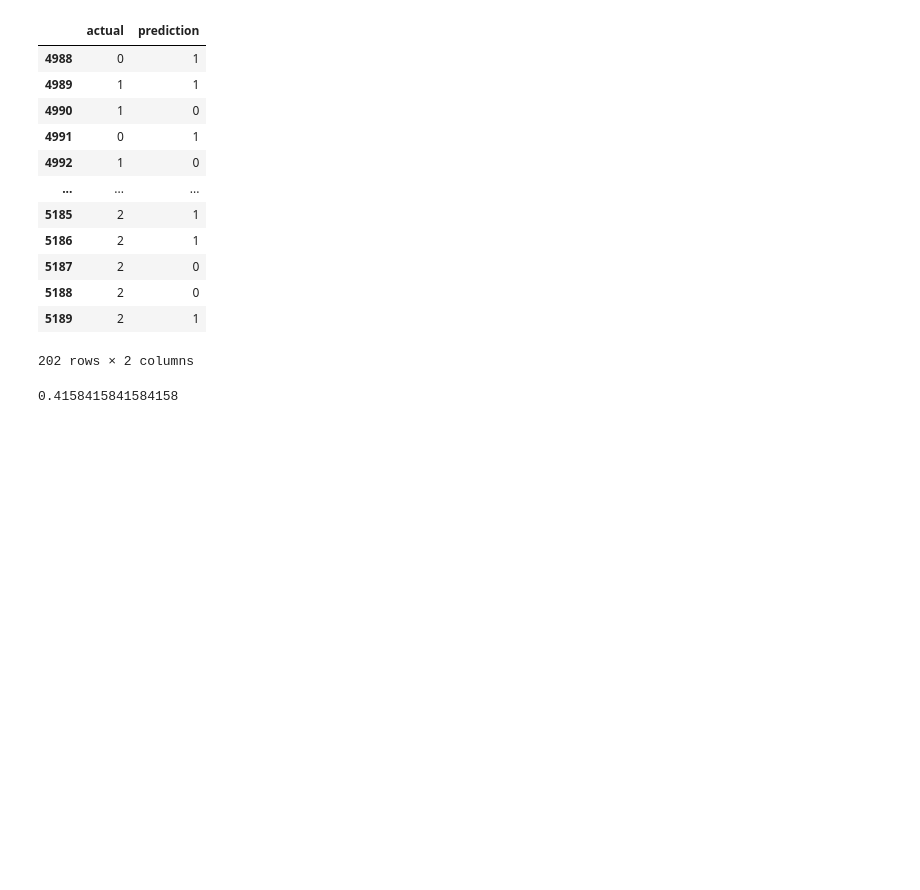
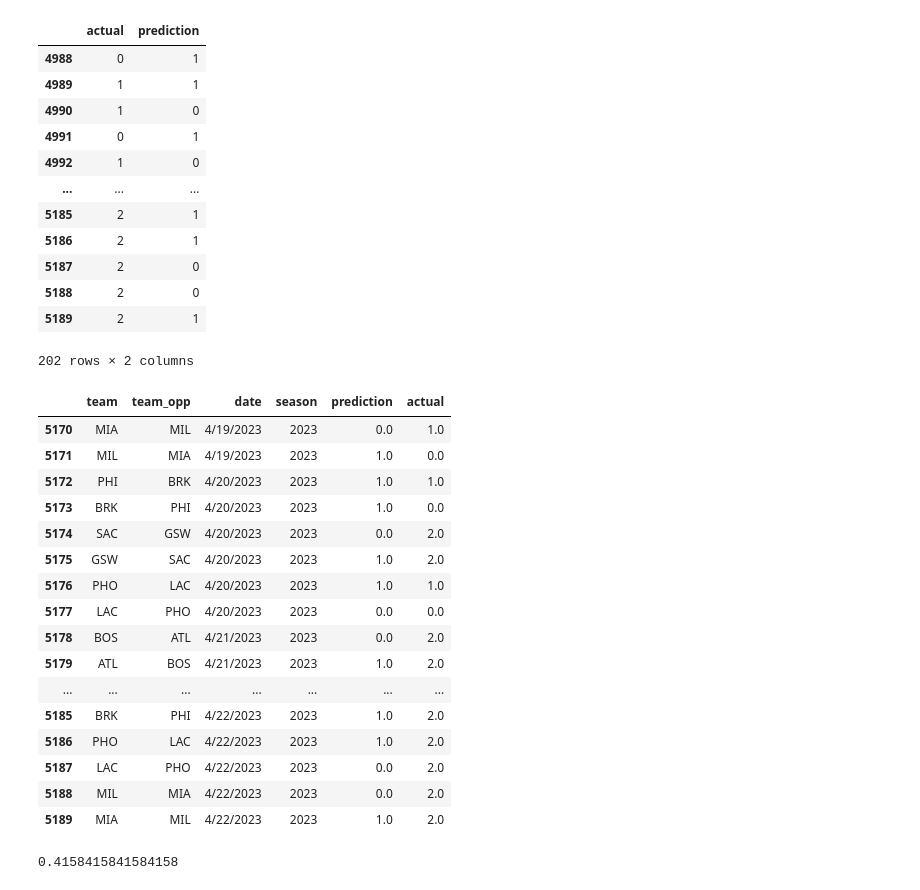
Before and after one commit to EnEnfer/DataVisz, a Jupyter notebook: predict.ipynb, the cells around one changed output. Cells and saved outputs as stored; diff of their text form; code cells hidden in the pictures; blank space fills up the shorter version.

```diff
--- a/predict.ipynb
+++ b/predict.ipynb
@@ -281,6 +281,28 @@ predictions
 | 5188 | 2 | 0 |
 | 5189 | 2 | 1 |
 202 rows × 2 columns
+# %%
+result_df = pd.concat([df, predictions], axis=1)
+
+result_df.loc[:, ['team', 'team_opp', 'date', 'season', 'prediction', 'actual']].tail(20)
+# %% [output]
+|  | team | team_opp | date | season | prediction | actual |
+| 5170 | MIA | MIL | 4/19/2023 | 2023 | 0.0 | 1.0 |
+| 5171 | MIL | MIA | 4/19/2023 | 2023 | 1.0 | 0.0 |
+| 5172 | PHI | BRK | 4/20/2023 | 2023 | 1.0 | 1.0 |
+| 5173 | BRK | PHI | 4/20/2023 | 2023 | 1.0 | 0.0 |
+| 5174 | SAC | GSW | 4/20/2023 | 2023 | 0.0 | 2.0 |
+| 5175 | GSW | SAC | 4/20/2023 | 2023 | 1.0 | 2.0 |
+| 5176 | PHO | LAC | 4/20/2023 | 2023 | 1.0 | 1.0 |
+| 5177 | LAC | PHO | 4/20/2023 | 2023 | 0.0 | 0.0 |
+| 5178 | BOS | ATL | 4/21/2023 | 2023 | 0.0 | 2.0 |
+| 5179 | ATL | BOS | 4/21/2023 | 2023 | 1.0 | 2.0 |
+| ... | ... | ... | ... | ... | ... | ... |
+| 5185 | BRK | PHI | 4/22/2023 | 2023 | 1.0 | 2.0 |
+| 5186 | PHO | LAC | 4/22/2023 | 2023 | 1.0 | 2.0 |
+| 5187 | LAC | PHO | 4/22/2023 | 2023 | 0.0 | 2.0 |
+| 5188 | MIL | MIA | 4/22/2023 | 2023 | 0.0 | 2.0 |
+| 5189 | MIA | MIL | 4/22/2023 | 2023 | 1.0 | 2.0 |
 # %%
 accuracy_score(predictions["actual"], predictions["prediction"])
 # %% [output]
```
Also changed, not shown: parts of 20 cells of this notebook.
